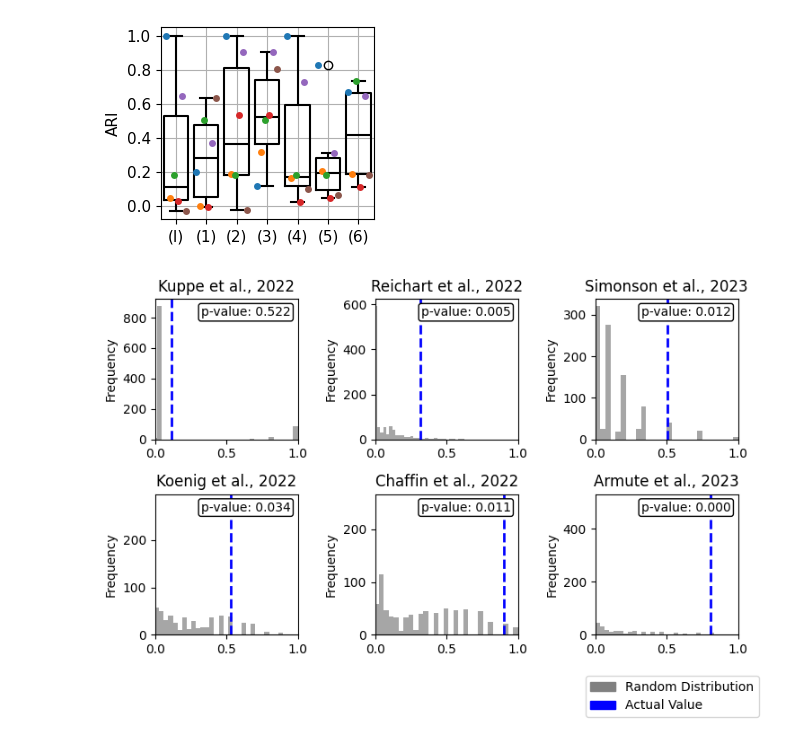
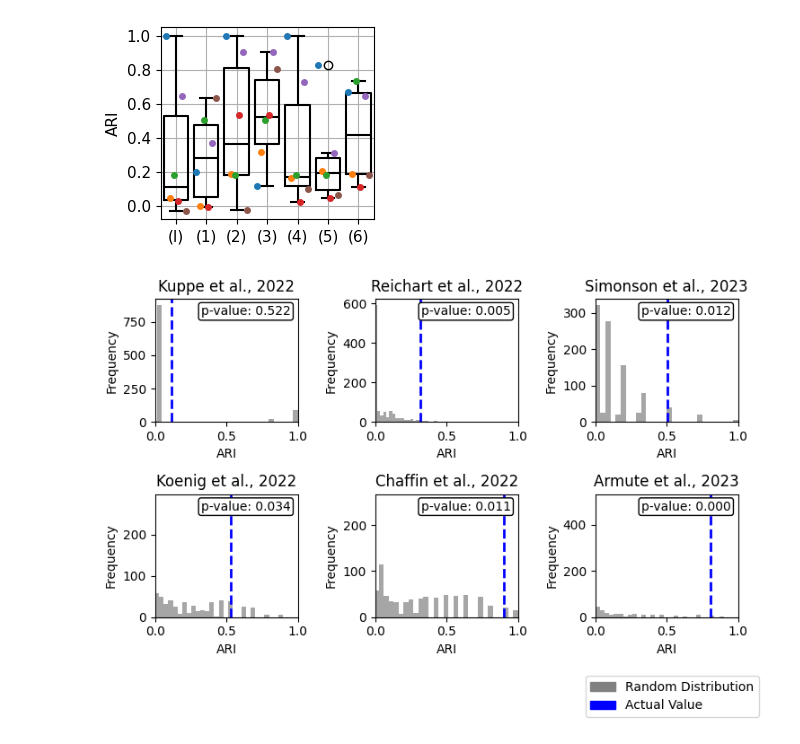
Before and after one commit to saezlab/lianaplus_manuscript, a Jupyter notebook: notebooks/kuppe/9.PredictionReliability.ipynb, the cells around one changed output. Drawn from its saved outputs; the diff is of its cells as text; code cells hidden in the pictures.

Commit message:
move predictive to kuppe

```diff
--- a/notebooks/reliability/prediction_reliability.ipynb
+++ b/notebooks/kuppe/9.PredictionReliability.ipynb
@@ -89,14 +87,14 @@ See the caveats in the documentation: https://pandas.pydata.org/pandas-docs/stab
 (four)
 # %%
 import mofax as mofa
-model = mofa.mofa_model(os.path.join('..', 'kuppe', 'results', "models/mofatalk.h5ad"))
+model = mofa.mofa_model(os.path.join('results', "models/mofatalk.h5ad"))
 var = model.get_r2()
 ct = var[var['R2'] > 20][['View']]
 # seperate View by &
 ct = ct['View'].str.split('&', expand=True)
 ct = ct.rename(columns={0: 'source', 1: 'target'})
 # %%
-four = pd.read_csv('../kuppe/results/kuppe_mofa_loadings.csv')
+four = pd.read_csv('results/kuppe_mofa_loadings.csv')
 four = four.merge(ct, how='inner')
 four = four.sort_values("Factor1", ascending=False, key=abs)
 # %%
@@ -109,7 +107,7 @@ See the caveats in the documentation: https://pandas.pydata.org/pandas-docs/stab
 # %% [markdown]
 (five)
 # %%
-five = pd.read_csv('../kuppe/results/gt_lrs.csv').sort_values("interaction_stat", ascending=False, key=abs).head(25)
+five = pd.read_csv('results/gt_lrs.csv').sort_values("interaction_stat", ascending=False, key=abs).head(25)
 # %%
 predictions['(5)'] = get_ground_truth(five)
 # %% [output]
@@ -120,7 +118,7 @@ See the caveats in the documentation: https://pandas.pydata.org/pandas-docs/stab
 # %% [markdown]
 (six)
 # %%
-predictions['(6)'] = get_ground_truth(pd.read_csv("../kuppe/results/edges_Myeloid.csv"), source='source', target='target')
+predictions['(6)'] = get_ground_truth(pd.read_csv("results/edges_Myeloid.csv"), source='source', target='target')
 # %% [output]
 A value is trying to be set on a copy of a slice from a DataFrame.
 Try using .loc[row_indexer,col_indexer] = value instead
@@ -269,6 +272,7 @@ def plot_distribution(dataset_name, metric_name, stage, results, ax, xmin=None,
 
     # Adding labels and title
     ax.set_ylabel('Frequency')
+    ax.set_xlabel(metric_name)
     ax.set_title(dataset_name)
 
     # Setting x-axis limits
@@ -282,32 +286,32 @@ def plot_distribution(dataset_name, metric_name, stage, results, ax, xmin=None,
              bbox=dict(facecolor='white', edgecolor='black', boxstyle='round,pad=0.2'))
 
 # Get the unique datasets
 sets = results['dataset'].unique()
 
 # Create a 3x2 grid of subplots
 fig, axs = plt.subplots(nrows=2, ncols=3, figsize=(7.5, 4.5))
 
 # Flatten the axes array
 axs = axs.flatten()
 
 # Create a plot for each dataset
 for i, dataset in enumerate(sets):
     plot_distribution(dataset_name=dataset, metric_name='ARI', stage='(3)',
                       xmin=0, xmax=1,
                       results=results, ax=axs[i])
 
 # Remove unused subplots
 for j in range(i+1, len(axs)):
     fig.delaxes(axs[j])
 
 # Create custom legend handles
 random_patch = mpatches.Patch(color='gray', label='Random Distribution')
 actual_line = mpatches.Patch(color='blue', label='Actual Value')
 # Add the legend to the figure
 fig.legend(handles=[random_patch, actual_line], loc='upper right', bbox_to_anchor=(1, -0.0001))
 
-
 plt.tight_layout()
+plt.savefig('figures/ari_distributions.pdf', format='pdf')
 plt.show()
 # %% [output]
-[figure, old version]
+[figure, new version]
```
Also changed, not shown: parts of 6 cells of this notebook, 3 other files.
